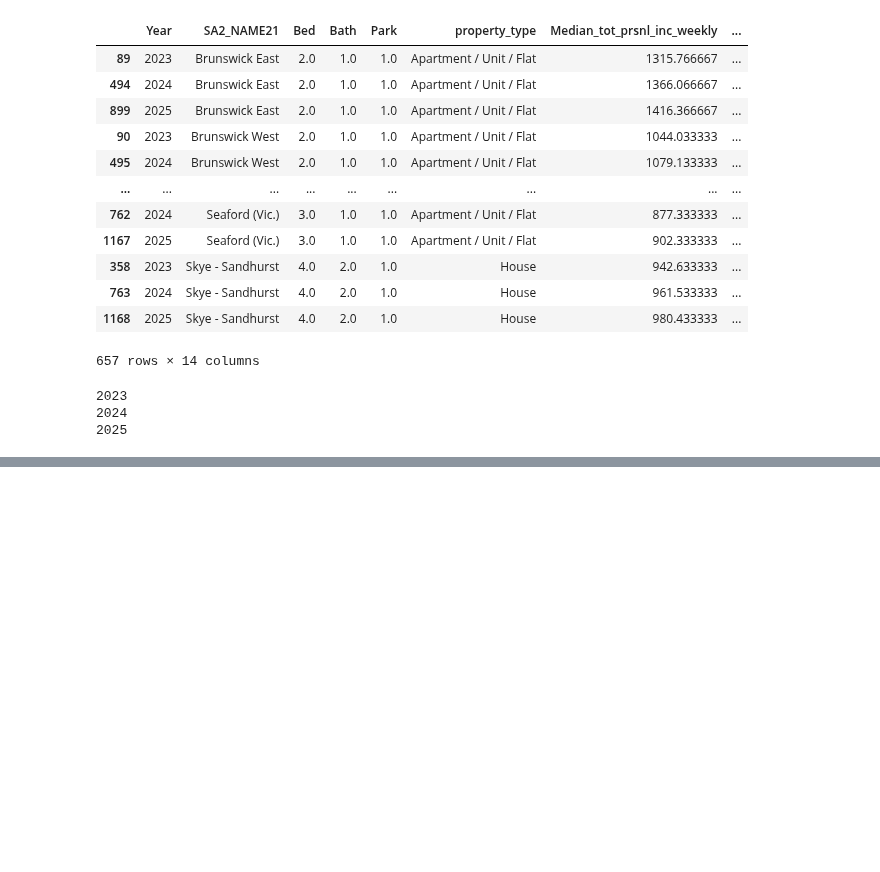
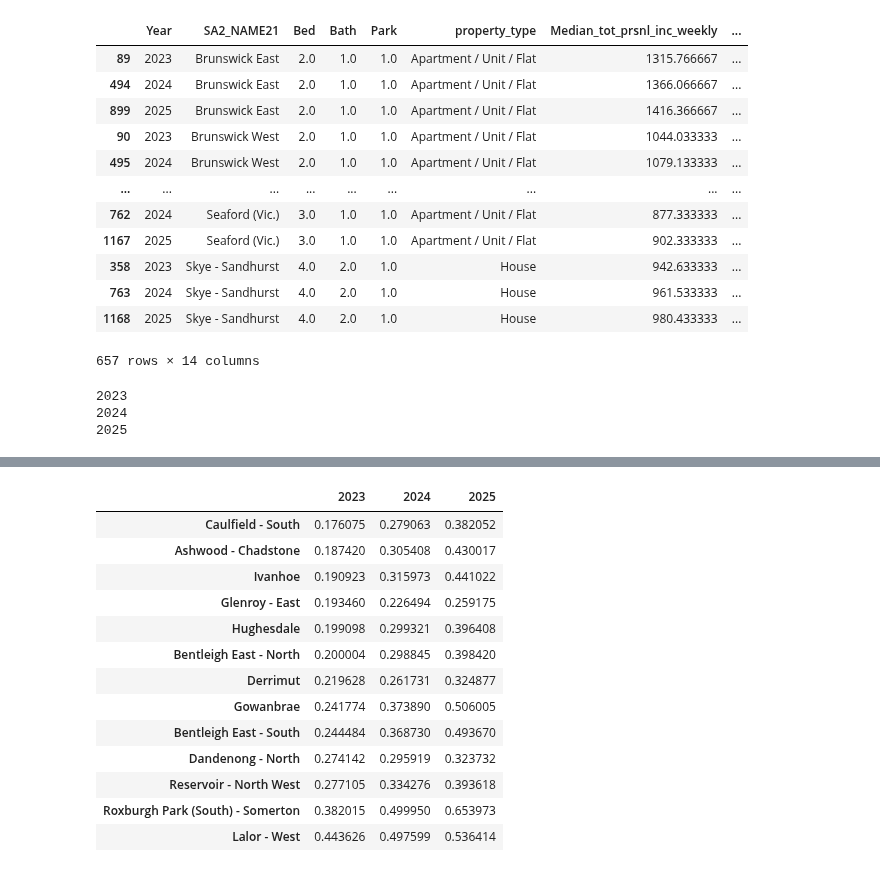
Before and after one commit to MAST30034-Applied-Data-Science/generic-real-estate-consulting-project-group-30, a Jupyter notebook: notebooks/neural_network_model.ipynb, the cells around one changed output, grey strips where cells are left out. Saved outputs shown, nothing was run; the diff lists cells and outputs as text; code cells hidden in the pictures; blank space fills up the shorter version.

```diff
--- a/notebooks/neural_network_model.ipynb
+++ b/notebooks/neural_network_model.ipynb
@@ -758,3 +761,21 @@ subs
 # %%
 rent_query = rent_future.query('index in @subs').drop([2022, 2023, 2024, 2025], axis=1)
+rent_query.sort_values(by=['growth_2023'], inplace=True)
+rent_query.rename({'growth_2023': 2023, 'growth_2024': 2024, 'growth_2025': 2025}, axis=1, inplace=True)
+rent_query
+# %% [output]
+|  | 2023 | 2024 | 2025 |
+| Caulfield - South | 0.176075 | 0.279063 | 0.382052 |
+| Ashwood - Chadstone | 0.187420 | 0.305408 | 0.430017 |
+| Ivanhoe | 0.190923 | 0.315973 | 0.441022 |
+| Glenroy - East | 0.193460 | 0.226494 | 0.259175 |
+| Hughesdale | 0.199098 | 0.299321 | 0.396408 |
+| Bentleigh East - North | 0.200004 | 0.298845 | 0.398420 |
+| Derrimut | 0.219628 | 0.261731 | 0.324877 |
+| Gowanbrae | 0.241774 | 0.373890 | 0.506005 |
+| Bentleigh East - South | 0.244484 | 0.368730 | 0.493670 |
+| Dandenong - North | 0.274142 | 0.295919 | 0.323732 |
+| Reservoir - North West | 0.277105 | 0.334276 | 0.393618 |
+| Roxburgh Park (South) - Somerton | 0.382015 | 0.499950 | 0.653973 |
+| Lalor - West | 0.443626 | 0.497599 | 0.536414 |
 # %%
```
Also changed, not shown: parts of 11 cells of this notebook, 1 other file.
